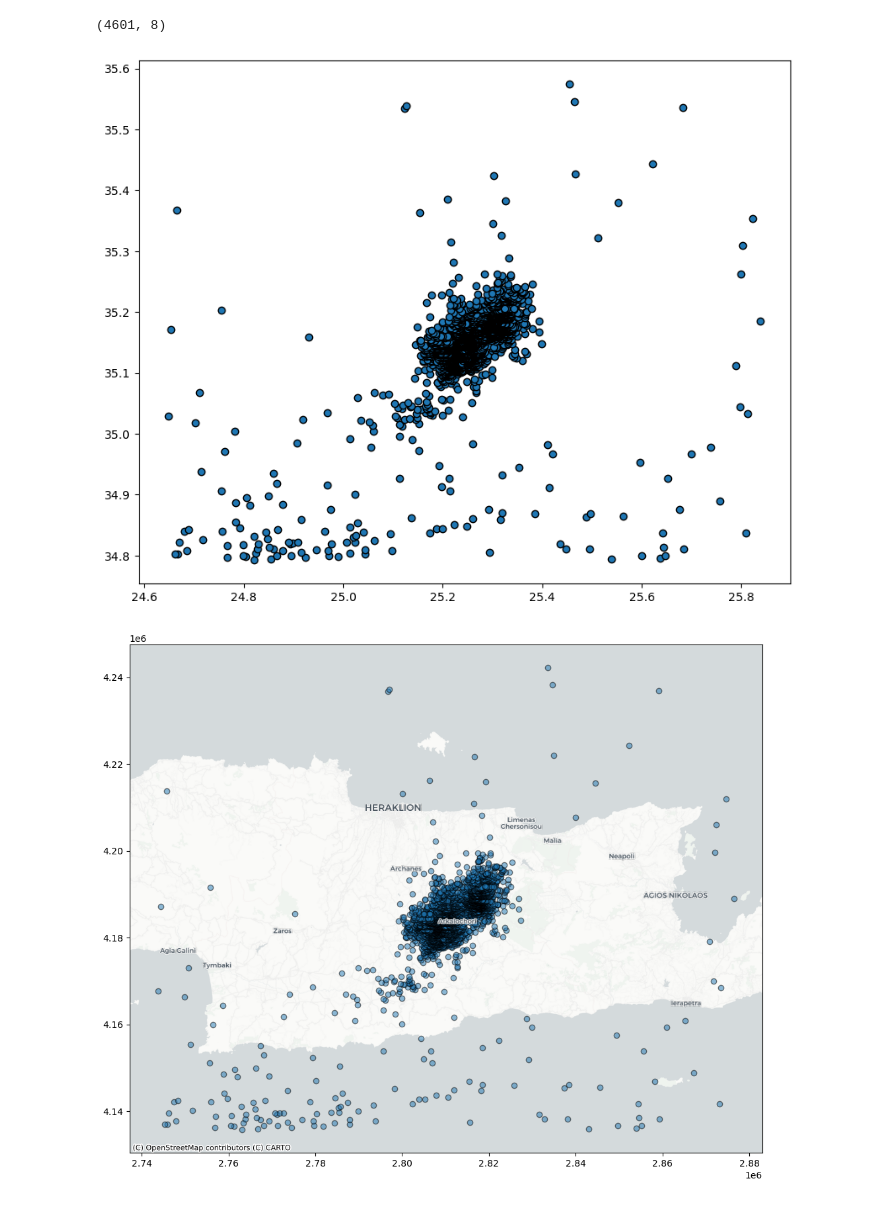
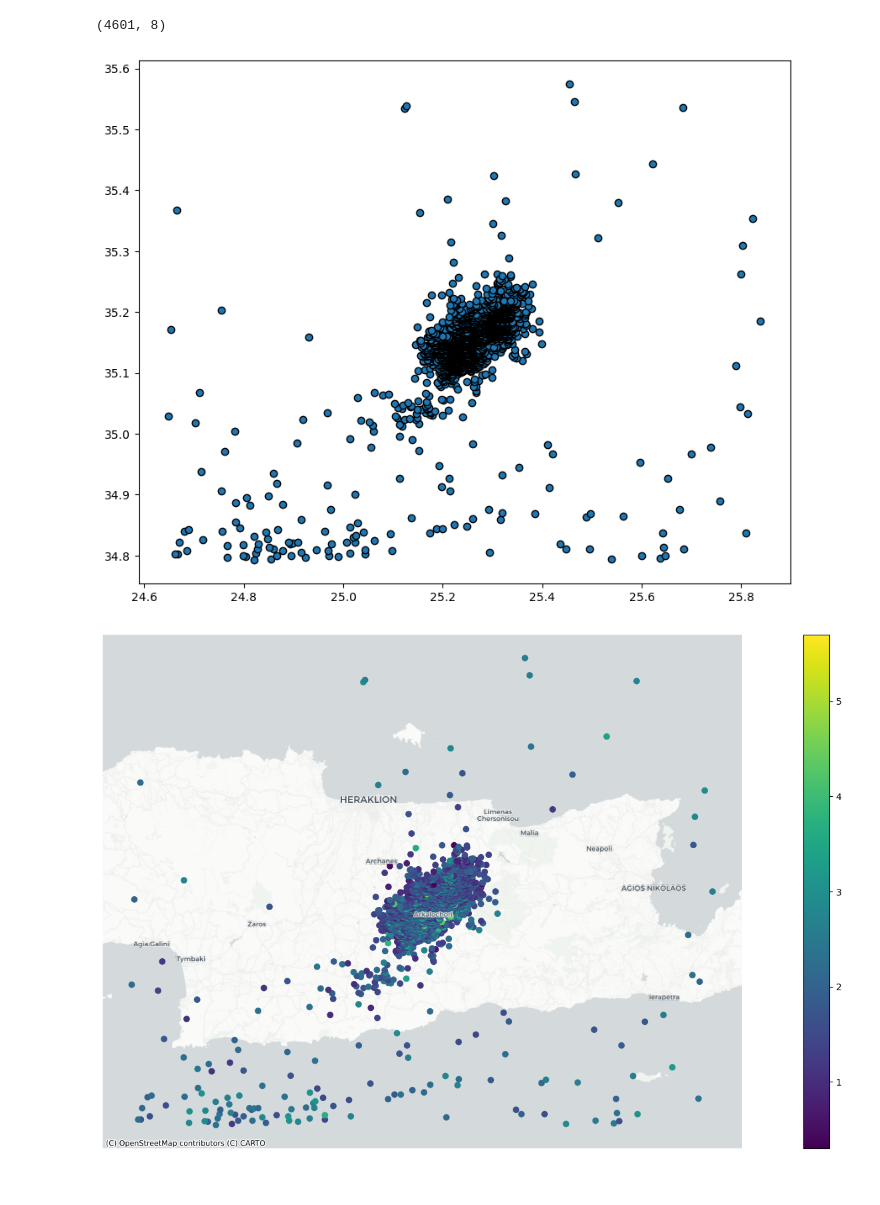
Before and after one commit to MarKo-ctrl/earthquakes, a Jupyter notebook: earthquakes.ipynb, the cells around one changed output. Cells and saved outputs as stored; diff of their text form; code cells hidden in the pictures.

Commit message:
Visualising earthquakes - subplots

```diff
--- a/earthquakes.ipynb
+++ b/earthquakes.ipynb
@@ -55,7 +55,7 @@ with open('data/CAT2021.TXT.bak', 'r') as data:
 # %%
 # from text data to pandas dataframe...
 
-with open('data/CAT2021.TXT.bak', 'r', encoding='UTF-8') as f:
+with open('data/CAT2021.TXT', 'r', encoding='UTF-8') as f:
 
     # initialize 6 lists to hold the column data
     date_str = []
@@ -158,7 +158,7 @@ q.shape
 # %%
 ax = q.plot(figsize=(10,10), edgecolor='k')
 # %% [output]
-[figure, old version]
+[figure, new version]
 # %%
 import contextily as cx
 # %%
@@ -165,8 +166,10 @@ import contextily as cx
 q_wm = q.to_crs(epsg=3857)
 # %%
-ax = q_wm.plot(figsize=(24,10), alpha=0.5, edgecolor='k')
+# plot the magnitude and add a basemap
+ax = q_wm.plot(figsize=(24,10), column='MAGNITUDE(Local)', legend=True)
+# basemap provider is CartoDB
 cx.add_basemap(ax, zoom=12, source=cx.providers.CartoDB.PositronNoLabels)
 cx.add_basemap(ax, source=cx.providers.CartoDB.PositronOnlyLabels, zoom=10)
-# ax.set_axis_off()
+ax.set_axis_off()
 # %% [output]
-[figure, old version]
+[figure, new version]
```
Also changed, not shown: parts of 16 cells of this notebook, 2 other files.
